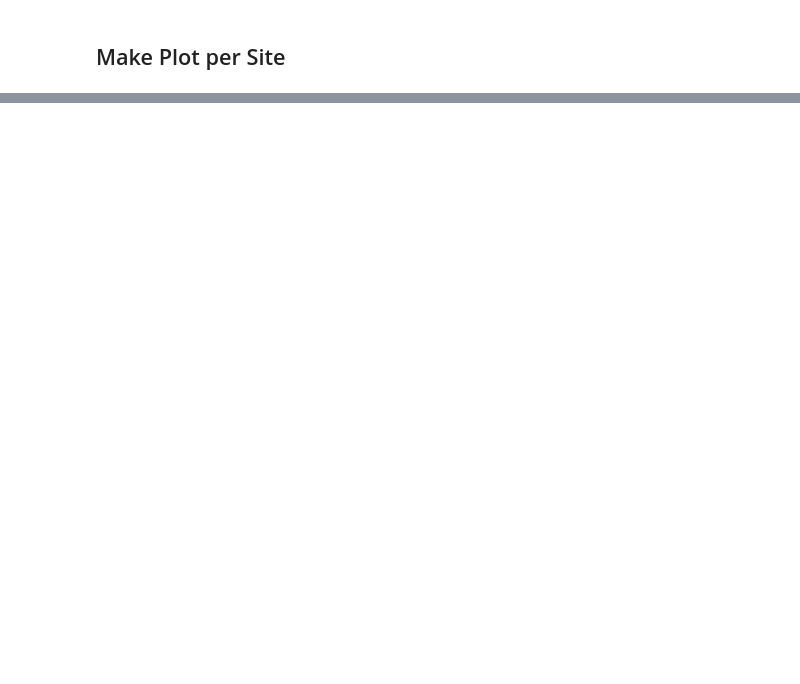
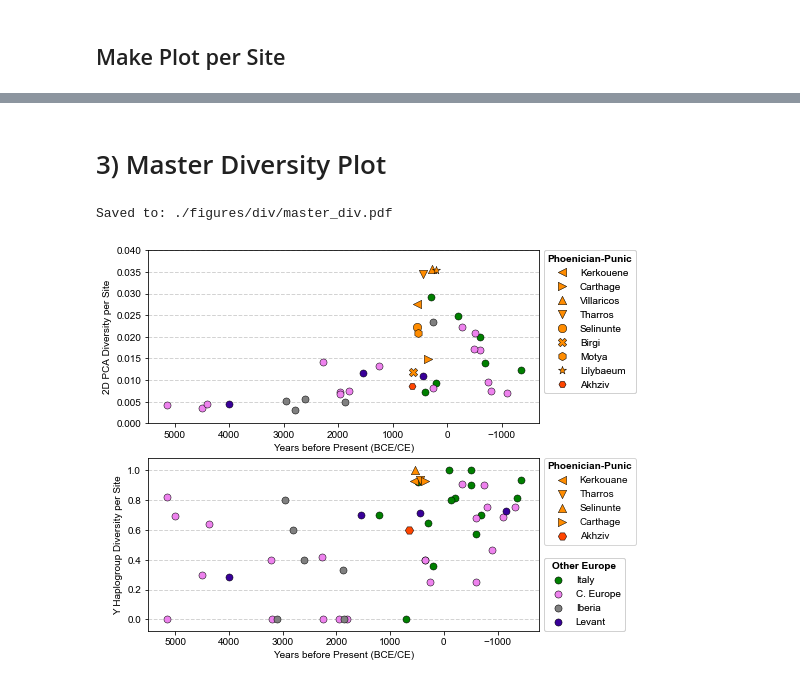
Before and after one commit to hringbauer/punic_aDNA, a Jupyter notebook: notebooks/figs/plot_y_div.ipynb, the cells around one changed output, grey strips where cells are left out. Drawn from its saved outputs; the diff is of its cells as text; code cells hidden in the pictures; blank space fills up the shorter version.

```diff
--- a/notebooks/figs/plot_y_div.ipynb
+++ b/notebooks/figs/plot_y_div.ipynb
@@ -473,0 +684,24 @@ dft
+# %% [markdown]
+# 3) Master Diversity Plot
+# %%
+savepath = "./figures/div/master_div.pdf"
+
+fig = plt.figure(figsize=(7,7) )
+gs = gridspec.GridSpec(2, 1, height_ratios=[1,1], hspace=0.2)
+
+# Do the left bar
+ax0 = plt.subplot(gs[0])
+ax1 = plt.subplot(gs[1])
+
+plot_pca_div_panel(ax=ax0, show=False)
+plot_y_div_panel(ax=ax1, show=False)
+
+if len(savepath) > 0:
+    plt.savefig(savepath, bbox_inches = 'tight',
+                pad_inches = 0, dpi=600)
+    print(f"Saved to: {savepath}")
+
+plt.show()
+# %% [output]
+Saved to: ./figures/div/master_div.pdf
+[figure, added]
```
Also changed, not shown: parts of 38 cells of this notebook, 1 other file.
